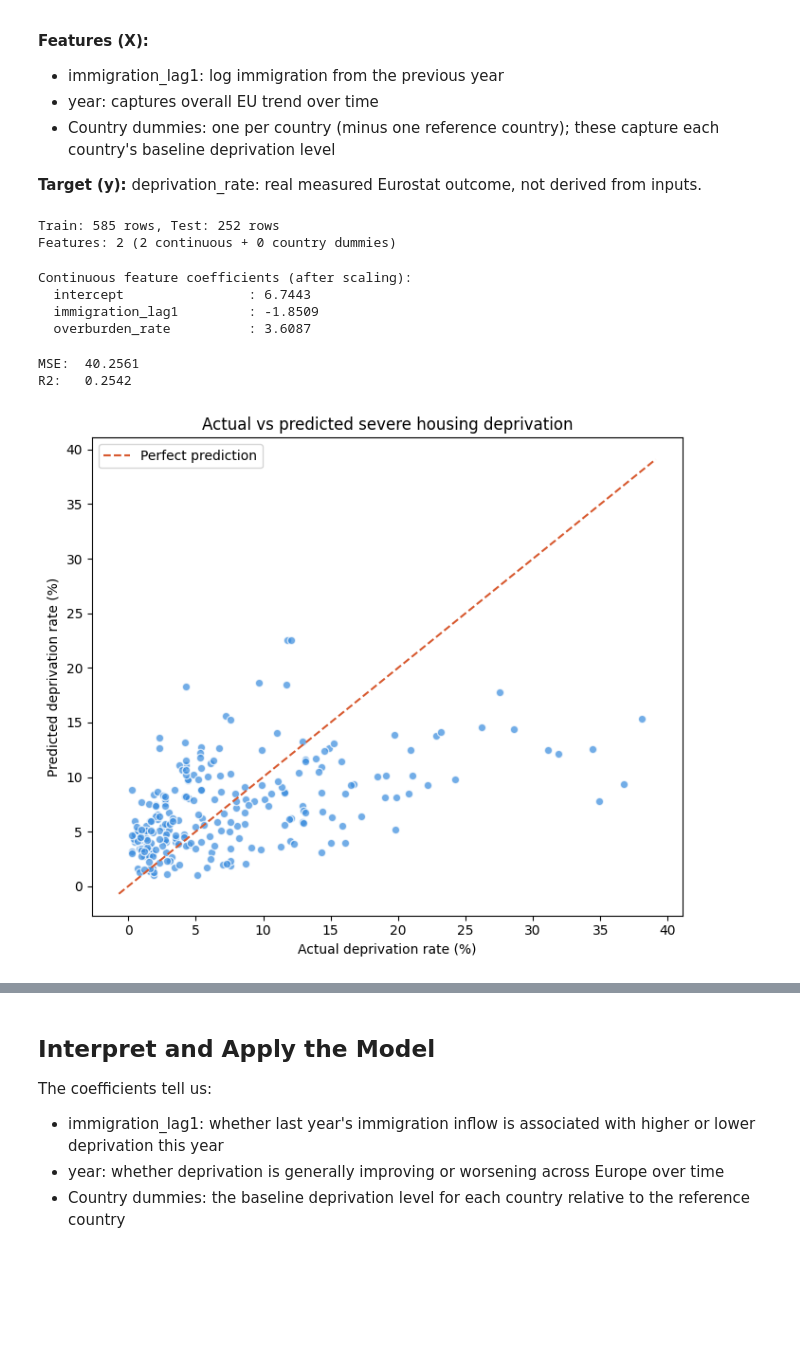
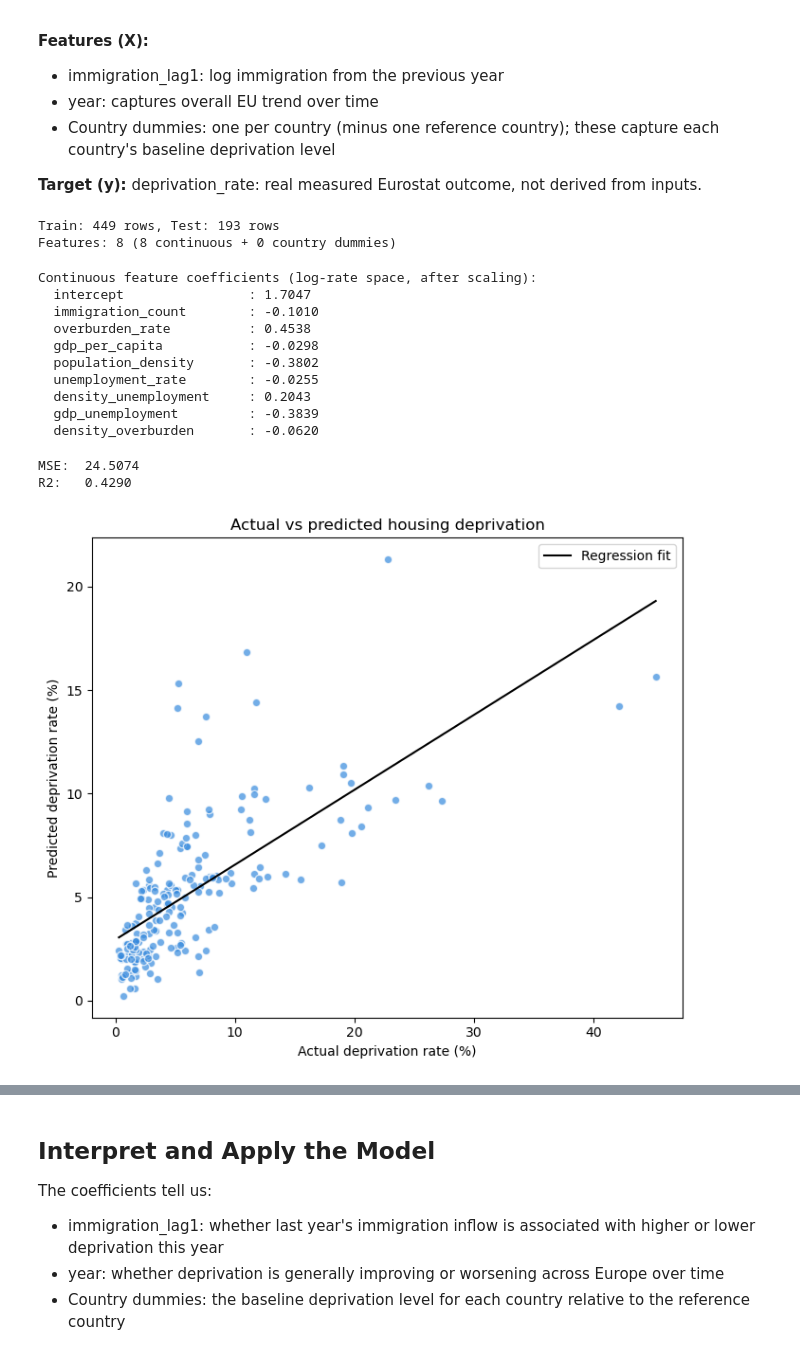
Before and after one commit to NEU-Khoury-DoC/26su-DoC-Project-Template, a Jupyter notebook: api/backend/ml_models/raw_project_models/housing_linreg.ipynb, the cells around one changed output, grey strips where cells are left out. Drawn from its saved outputs; the diff is of its cells as text; code cells hidden in the pictures; blank space fills up the shorter version.

Commit message:
changed linreg model 2

```diff
--- a/api/backend/ml_models/raw_project_models/housing_linreg.ipynb
+++ b/api/backend/ml_models/raw_project_models/housing_linreg.ipynb
@@ -358,7 +406,8 @@ from sklearn.metrics import mean_squared_error, r2_score
 
 df = pd.read_csv("merged_linreg.csv")
 
-continuous_cols = ["immigration_lag1", "overburden_rate"]
+continuous_cols = ["immigration_count", "overburden_rate", "gdp_per_capita", "population_density", "unemployment_rate",
+                   "density_unemployment", "gdp_unemployment", "density_overburden"]
 
 dummy_cols = [c for c in df.columns if c.startswith("country_")]
 
@@ -383,11 +432,17 @@ X_cont_test_scaled  = scaler.transform(X_cont_test)
 X_train = np.hstack([X_cont_train_scaled, X_dum_train])
 X_test  = np.hstack([X_cont_test_scaled,  X_dum_test])
 
+# deprivation_rate is a bounded percentage (>= 0) that is skewed toward 0, so plain
+# OLS can predict negative rates. Train the model on log1p(rate) instead: the model
+# lives in unbounded log-space, and expm1 maps predictions back to a non-negative
+# rate. log1p (= log(1 + x)) is used so that a true rate of 0 maps cleanly to 0.
+y_train_log = np.log1p(y_train)
+
 print(f"Train: {X_train.shape[0]} rows, Test: {X_test.shape[0]} rows")
 print(f"Features: {X_train.shape[1]} ({len(continuous_cols)} continuous + {len(dummy_cols)} country dummies)")
 # %% [output]
-Train: 585 rows, Test: 252 rows
-Features: 2 (2 continuous + 0 country dummies)
+Train: 449 rows, Test: 193 rows
+Features: 8 (8 continuous + 0 country dummies)
 # %%
 def my_linear_regression(X_train, y_train, X_test):
     """
@@ -400,7 +455,7 @@ def my_linear_regression(X_train, y_train, X_test):
         X_test:  numpy array (m_samples, n_features)
 
     Returns:
-        y_pred:  numpy array (m_samples,) - predicted deprivation rates
+        y_pred:  numpy array (m_samples,) - predictions (in the same space as y_train)
         weights: numpy array (n_features + 1,) - [intercept, coef1, coef2, ...]
     """
     n = X_train.shape[0]
@@ -414,18 +469,26 @@ def my_linear_regression(X_train, y_train, X_test):
 
     return y_pred, weights
 
+# fit on the log-transformed target, then map predictions back to rate space with
+# expm1 (the inverse of log1p). expm1 is always > -1, so predicted rates are >= 0.
+y_pred_log, weights = my_linear_regression(X_train, y_train_log, X_test)
+y_pred = np.expm1(y_pred_log)
 
-y_pred, weights = my_linear_regression(X_train, y_train, X_test)
-
-print("Continuous feature coefficients (after scaling):")
+print("Continuous feature coefficients (log-rate space, after scaling):")
 labels = ["intercept"] + continuous_cols
 for label, w in zip(labels, weights[:len(labels)]):
     print(f"  {label:25s}: {w:.4f}")
 # %% [output]
-Continuous feature coefficients (after scaling):
-  intercept                : 6.7443
-  immigration_lag1         : -1.8509
-  overburden_rate          : 3.6087
+Continuous feature coefficients (log-rate space, after scaling):
+  intercept                : 1.7047
+  immigration_count        : -0.1010
+  overburden_rate          : 0.4538
+  gdp_per_capita           : -0.0298
+  population_density       : -0.3802
+  unemployment_rate        : -0.0255
+  density_unemployment     : 0.2043
+  gdp_unemployment         : -0.3839
+  density_overburden       : -0.0620
 # %%
 # success metrics
 mse  = mean_squared_error(y_test, y_pred)
@@ -434,23 +497,26 @@ r2   = r2_score(y_test, y_pred)
 print(f"MSE:  {mse:.4f}")
 print(f"R2:   {r2:.4f}")
 # %% [output]
-MSE:  40.2561
-R2:   0.2542
+MSE:  24.5074
+R2:   0.4290
 # %%
 # plot 5: actual vs predicted deprivation rate
 
 fig, ax = plt.subplots(figsize=(7, 6))
 ax.scatter(y_test, y_pred, alpha=0.7, color="#378ADD", edgecolors="white")
 lims = [min(y_test.min(), y_pred.min()) - 1, max(y_test.max(), y_pred.max()) + 1]
-ax.plot(lims, lims, "--", color="#D85A30", label="Perfect prediction")
+m, c = np.polyfit(y_test, y_pred, 1)
+x_line = np.linspace(y_test.min(), y_test.max(), 100)
+plt.plot(x_line, m * x_line + c,
+         color='black', linewidth=1.5, label='Regression fit')
 ax.set_xlabel("Actual deprivation rate (%)")
 ax.set_ylabel("Predicted deprivation rate (%)")
-ax.set_title("Actual vs predicted severe housing deprivation")
+ax.set_title("Actual vs predicted housing deprivation")
 ax.legend()
 plt.tight_layout()
 plt.show()
 # %% [output]
-[figure, old version]
+[figure, new version]
 # %%
 # plot 6: residuals
 
```
Also changed, not shown: parts of 15 cells of this notebook, 10 other files.
